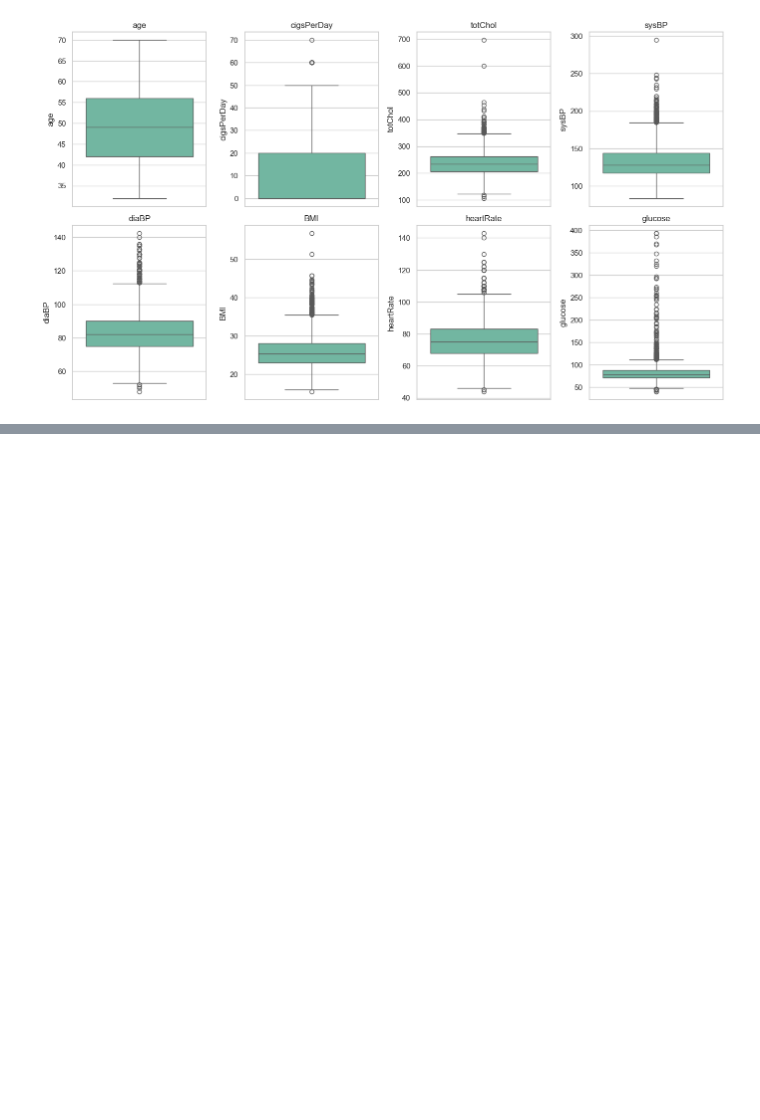
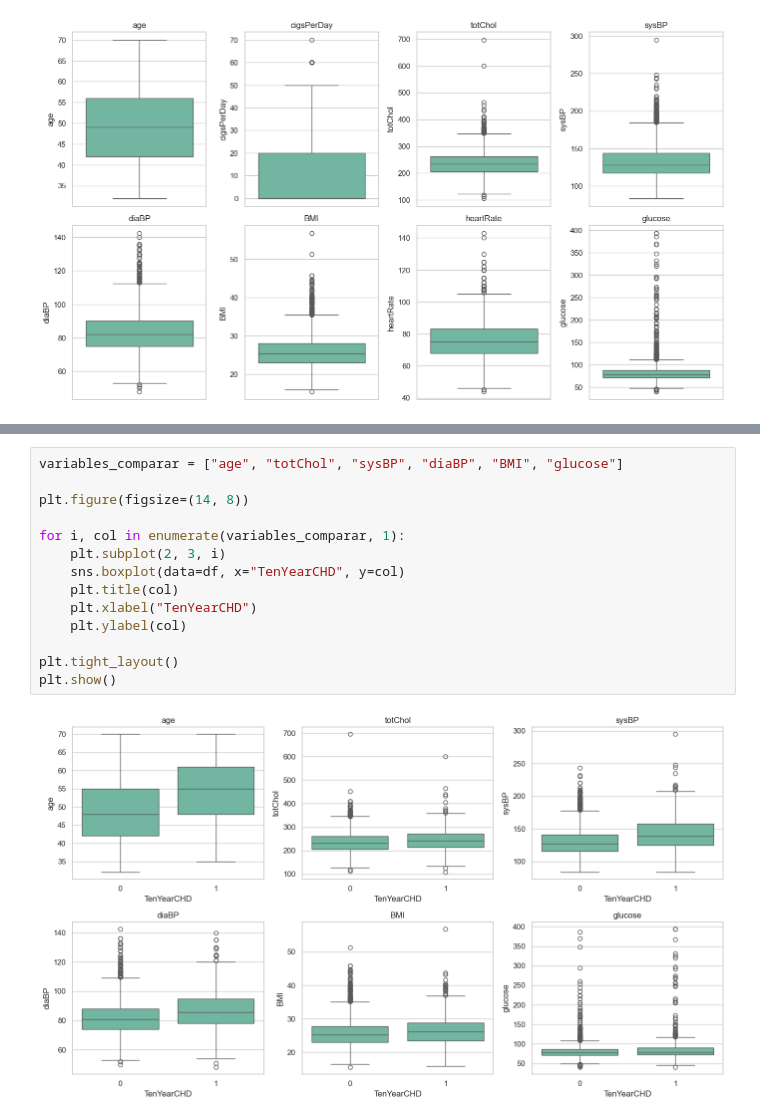
Before and after one commit to EthanEsic7/TrabajoEdaEthan, a Jupyter notebook: TrabajoIndividual_health_lifestyle_alum/EDA_FRAMINGHAM.ipynb, the cells around one changed output, grey strips where cells are left out. Drawn from its saved outputs; the diff is of its cells as text; blank space fills up the shorter version.

```diff
--- a/TrabajoIndividual_health_lifestyle_alum/EDA_FRAMINGHAM.ipynb
+++ b/TrabajoIndividual_health_lifestyle_alum/EDA_FRAMINGHAM.ipynb
@@ -205,0 +269,16 @@ De momento no elimino nada ya que como antes he dicho pueden pertenecer a pacien
+# %%
+variables_comparar = ["age", "totChol", "sysBP", "diaBP", "BMI", "glucose"]
+
+plt.figure(figsize=(14, 8))
+
+for i, col in enumerate(variables_comparar, 1):
+    plt.subplot(2, 3, i)
+    sns.boxplot(data=df, x="TenYearCHD", y=col)
+    plt.title(col)
+    plt.xlabel("TenYearCHD")
+    plt.ylabel(col)
+
+plt.tight_layout()
+plt.show()
+# %% [output]
+[figure, added]
```
Also changed, not shown: parts of 16 cells of this notebook.
